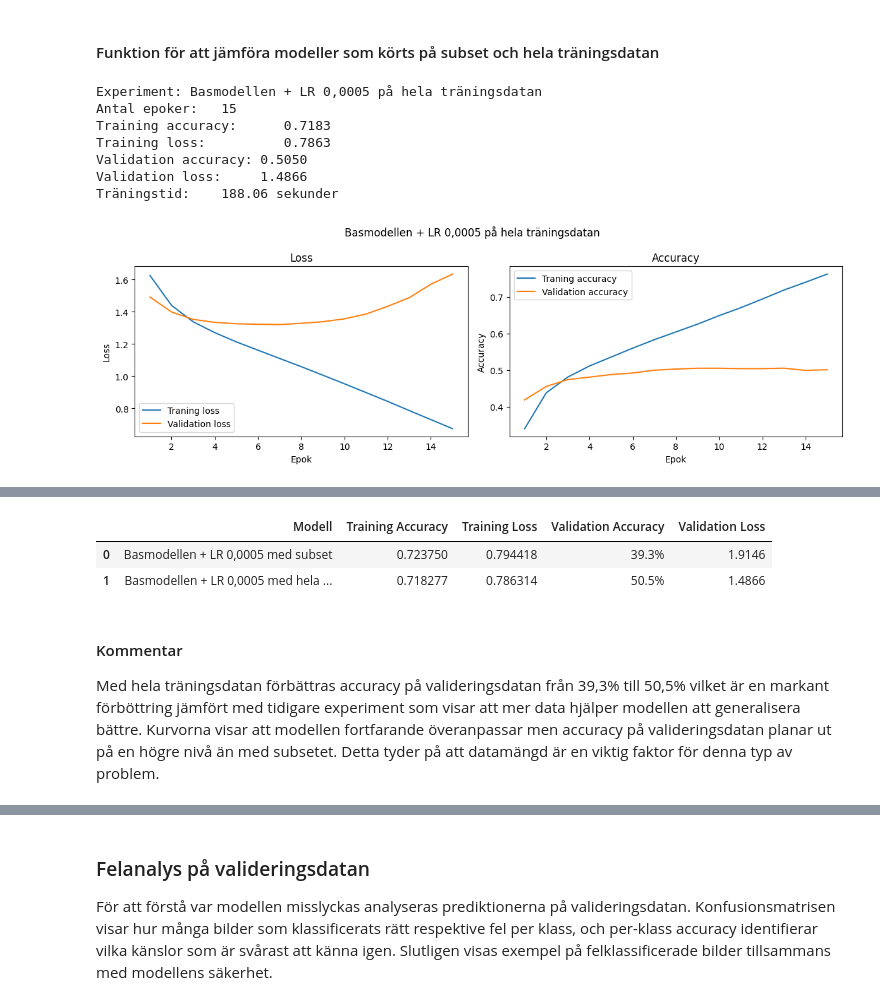
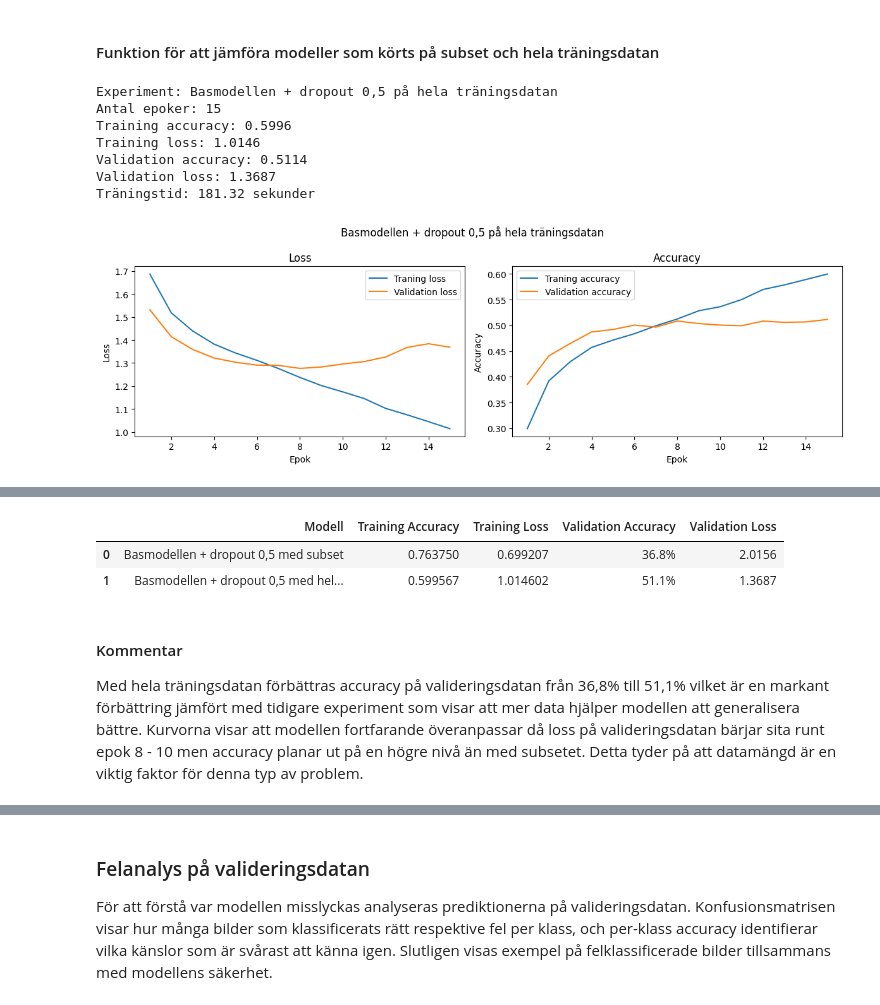
Before and after one commit to MalinMo/Ansiktsuttryck_DL, a Jupyter notebook: report.ipynb, the cells around one changed output, grey strips where cells are left out. Saved outputs shown, nothing was run; the diff lists cells and outputs as text; code cells hidden in the pictures.

```diff
--- a/report.ipynb
+++ b/report.ipynb
@@ -649,13 +649,13 @@ En risk med en bredare model på en liten datamängd är att den överanpassar m
 # %%
 # Experiment med bredare modell
 
-_, h_big, r_big = run_experiment(
+_, h_broad, r_broad = run_experiment(
     "Bredare modell",
     num_filters_1=64,
     num_filters_2=128,
     dense_units=256,
 )
 
-results.append(r_big)
+results.append(r_broad)
 print(pd.DataFrame(results).to_string(index=False))
 # %% [output]
@@ -681,0 +688,9 @@ Större modell        0.740000    0.739308      0.391667  2.176221          11
+# %%
+# Experiment med djupare modell
+model_deep, h_deep, r_deep = run_experiment(
+    "Djupare modell",
+    num_filters_3=128
+)
+
+results.append(r_deep)
+print(pd.DataFrame(results).to_string(index=False))
@@ -687,0 +725,13 @@ Nästa steg är att ta basmodellen med leaning rate 0,0005 och använda hela tr
+# %%
+# Experiment med bredare modell och dropout 0,5
+
+_, h_broad_dropout, r_broad_dropout = run_experiment(
+    "Bredare modellen + dropout 0,5",
+    num_filters_1=64,
+    num_filters_2=128,
+    dense_units=256,
+    dropout_rate=0.5
+)
+
+results.append(r_broad_dropout)
+print(pd.DataFrame(results).to_string(index=False))
@@ -687,0 +761,10 @@ Nästa steg är att ta basmodellen med leaning rate 0,0005 och använda hela tr
+# %%
+# Experiment med djupare modell och dropout 0,5
+model_deep_dropout, h_deep_dropout, r_deep_dropout = run_experiment(
+    "Djupare modellen + dropout 0,5",
+    dropout_rate=0.5,
+    num_filters_3=128
+)
+
+results.append(r_deep_dropout)
+print(pd.DataFrame(results).to_string(index=False))
@@ -739,23 +848,23 @@ def compare_subset_vs_full(name_subset, r_subset, name_full, r_full):
 # %%
 # Bygger och tränar en modell med alla träningsbilder (utan disgust)
 X_train = X_train_full
 X_val = X_val_full
 y_train = y_train_full
 y_val = y_val_full
 
 model_bas_full, h_bas_full, r_bas_full = run_experiment(
-    "Basmodellen + LR 0,0005 på hela träningsdatan",
-    learning_rate=0.0005,
+    "Basmodellen + dropout 0,5 på hela träningsdatan",
+    dropout_rate=0.5,
 )
 
 results.append(r_bas_full)
 print(pd.DataFrame(results).to_string(index=False))
 # %% [output]
-Experiment: Basmodellen + LR 0,0005 på hela träningsdatan
-Antal epoker:   15
-Training accuracy:      0.7183
-Training loss:          0.7863
-Validation accuracy: 0.5050
-Validation loss:     1.4866
-Träningstid:    188.06 sekunder
+Experiment: Basmodellen + dropout 0,5 på hela träningsdatan
+Antal epoker: 15
+Training accuracy: 0.5996
+Training loss: 1.0146
+Validation accuracy: 0.5114
+Validation loss: 1.3687
+Träningstid: 181.32 sekunder
-[figure, old version]
+[figure, new version]
@@ -775,16 +887,16 @@ Basmodellen + LR 0,0005 på hela träningsdatan        0.718277    0.786314
 # %%
 # Jämför resultat mellan modellen på subsetet och modellen på hela träningsdatan
 compare_subset_vs_full(
-    "Basmodellen + LR 0,0005 med subset", r_bas,
-    "Basmodellen + LR 0,0005 med hela träningsdatan", r_bas_full
+    "Basmodellen + dropout 0,5 med subset", r_bas,
+    "Basmodellen + dropout 0,5 med hela träningsdatan", r_bas_full
 )
 # %% [output]
 |  | Modell | Training Accuracy | Training Loss | Validation Accuracy | Validation Loss |
-| 0 | Basmodellen + LR 0,0005 med subset | 0.723750 | 0.794418 | 39.3% | 1.9146 |
-| 1 | Basmodellen + LR 0,0005 med hela ... | 0.718277 | 0.786314 | 50.5% | 1.4866 |
+| 0 | Basmodellen + dropout 0,5 med subset | 0.763750 | 0.699207 | 36.8% | 2.0156 |
+| 1 | Basmodellen + dropout 0,5 med hel... | 0.599567 | 1.014602 | 51.1% | 1.3687 |
 # %% [markdown]
 #### Kommentar
 
-Med hela träningsdatan förbättras accuracy på valideringsdatan från 39,3% till 50,5% vilket är en markant förböttring jämfört med tidigare experiment som visar att mer data hjälper modellen att generalisera bättre. Kurvorna visar att modellen fortfarande överanpassar men accuracy på valideringsdatan planar ut på en högre nivå än med subsetet. Detta tyder på att datamängd är en viktig faktor för denna typ av problem.
+Med hela träningsdatan förbättras accuracy på valideringsdatan från 36,8% till 51,1% vilket är en markant förbättring jämfört med tidigare experiment som visar att mer data hjälper modellen att generalisera bättre. Kurvorna visar att modellen fortfarande överanpassar då loss på valideringsdatan bärjar sita runt epok 8 - 10 men accuracy planar ut på en högre nivå än med subsetet. Detta tyder på att datamängd är en viktig faktor för denna typ av problem.
 # %%
 # Bygger och tränar en bredare modell med alla träningsbilder (utan disgust)
```
Also changed, not shown: parts of 60 cells of this notebook, 5 other files.
